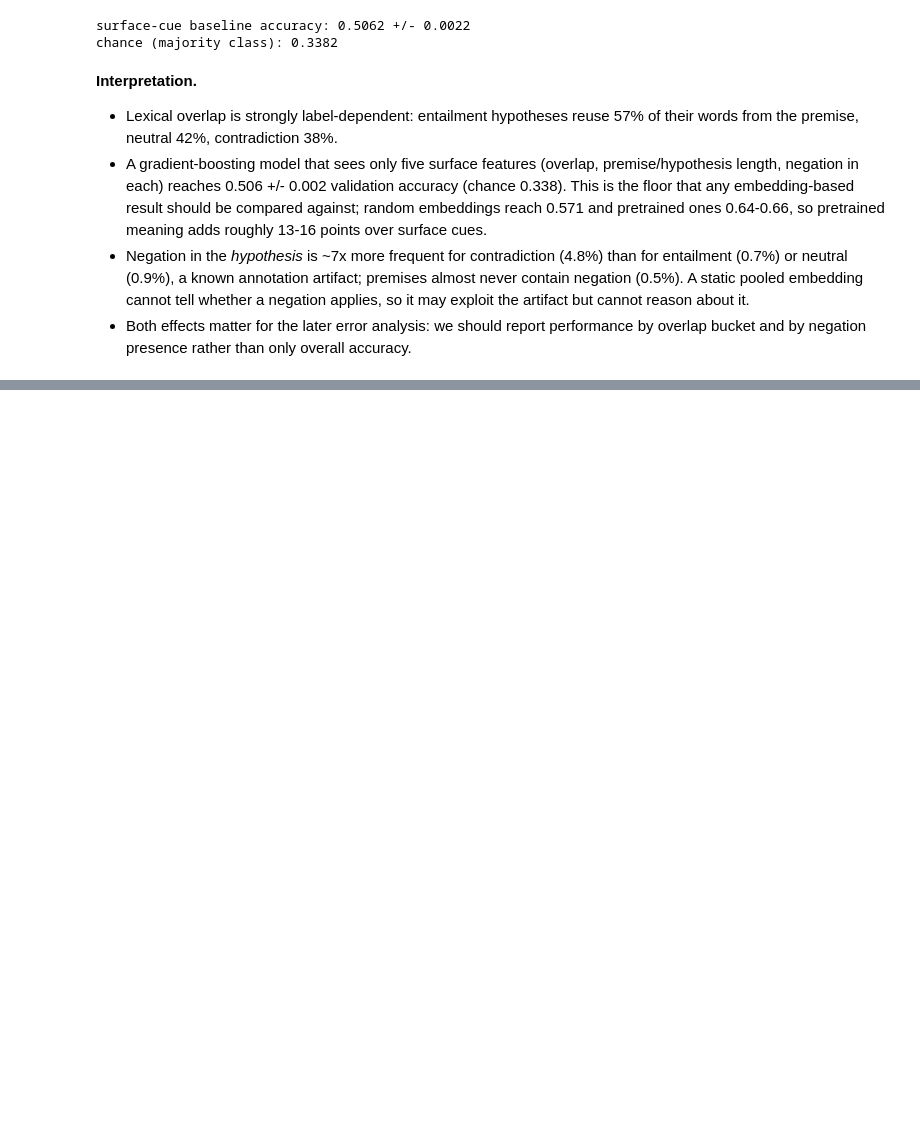
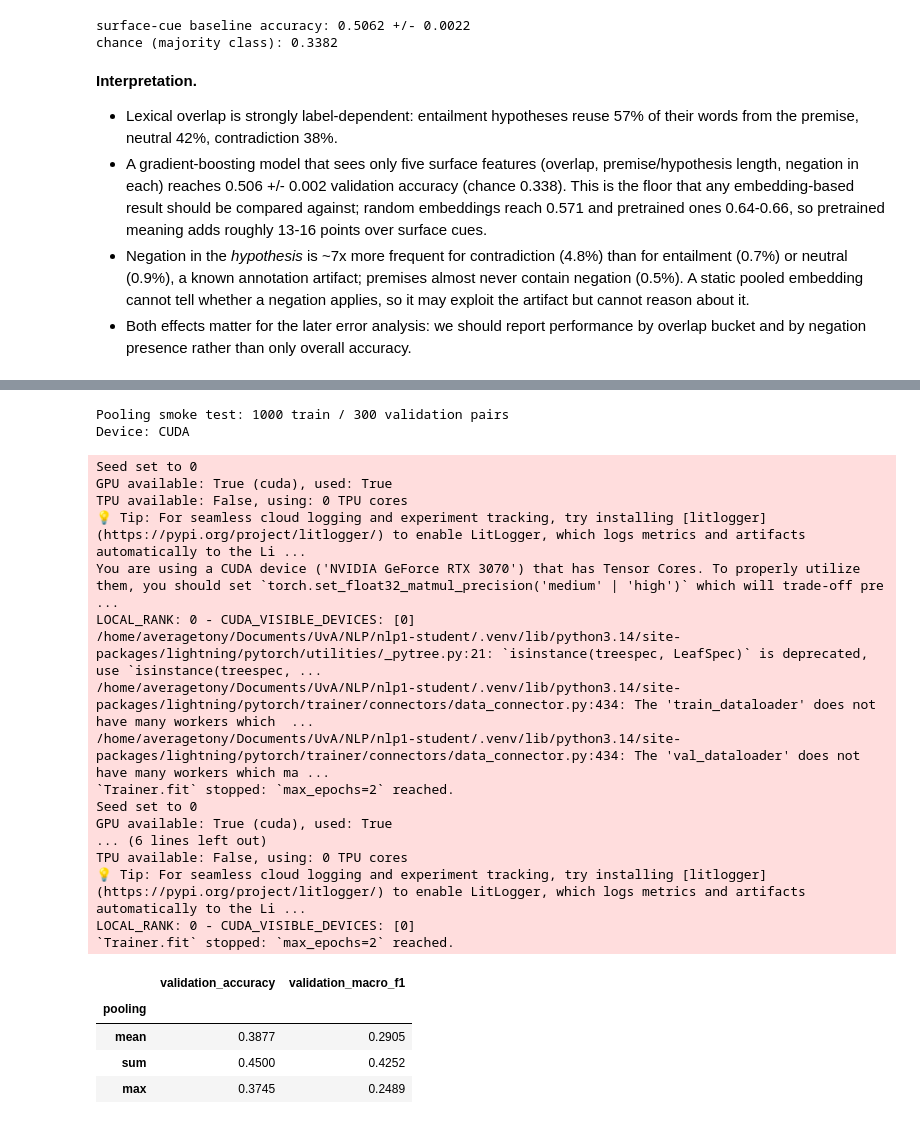
Before and after one commit to VabGMos/NLP_Group21_Project, a Jupyter notebook: project_2/data_analysis.ipynb, the cells around one changed output, grey strips where cells are left out. Saved outputs shown, nothing was run; the diff lists cells and outputs as text; code cells hidden in the pictures; blank space fills up the shorter version.

Commit message:
Add pooling.

```diff
--- a/project_2/data_analysis.ipynb
+++ b/project_2/data_analysis.ipynb
@@ -596,0 +605,68 @@ chance (majority class): 0.3382
+# %%
+import lightning as L
+from src.dataset import PairDataset, make_pair_loader
+from src.lit_module import NLIModule
+
+# Reuse the matching embedding table/tokenizer from the setup above.
+pooling_embedding = "sentence-transformers/nli-mpnet-base-v2"
+pooling_tokenizer = tokenizers[pooling_embedding]
+pooling_train = train_df.sample(n=min(1_000, len(train_df)), random_state=0)
+pooling_val = val_df.sample(n=min(300, len(val_df)), random_state=0)
+
+pooling_train_loader = make_pair_loader(
+    PairDataset.from_dataframe(pooling_train, pooling_tokenizer, max_length=64),
+    pooling_tokenizer.pad_token_id, batch_size=64, shuffle=True,
+)
+pooling_val_loader = make_pair_loader(
+    PairDataset.from_dataframe(pooling_val, pooling_tokenizer, max_length=64),
+    pooling_tokenizer.pad_token_id, batch_size=64,
+)
+print(f"Pooling smoke test: {len(pooling_train)} train / {len(pooling_val)} validation pairs")
+print("Device:", "CUDA" if torch.cuda.is_available() else "CPU")
+# %% [output]
+Pooling smoke test: 1000 train / 300 validation pairs
+Device: CUDA
+# %%
+pooling_results = []
+for pooling_mode in ("mean", "sum", "max"):
+    L.seed_everything(0, workers=True)  # Same initialization and shuffle seed.
+    pooling_module = NLIModule(
+        tables[pooling_embedding], pooling_tokenizer.pad_token_id,
+        pooling=pooling_mode, mlp_width=64, mlp_dropout=0.0,
+    )
+    pooling_trainer = L.Trainer(
+        max_epochs=2, accelerator="gpu" if torch.cuda.is_available() else "cpu",
+        devices=1, logger=False, enable_checkpointing=False,
+        enable_model_summary=False, enable_progress_bar=False, num_sanity_val_steps=0,
+    )
+    pooling_trainer.fit(pooling_module, pooling_train_loader, pooling_val_loader)
+    pooling_results.append({
+        "pooling": pooling_mode,
+        "validation_accuracy": pooling_trainer.callback_metrics["val/accuracy"].item(),
+        "validation_macro_f1": pooling_trainer.callback_metrics["val/macro_f1"].item(),
+    })
+
+pd.DataFrame(pooling_results).set_index("pooling").round(4)
+# %% [output]
+Seed set to 0
+GPU available: True (cuda), used: True
+TPU available: False, using: 0 TPU cores
+💡 Tip: For seamless cloud logging and experiment tracking, try installing [litlogger](https://pypi.org/project/litlogger/) to enable LitLogger, which logs metrics and artifacts automatically to the Li ...
+You are using a CUDA device ('NVIDIA GeForce RTX 3070') that has Tensor Cores. To properly utilize them, you should set `torch.set_float32_matmul_precision('medium' | 'high')` which will trade-off pre ...
+LOCAL_RANK: 0 - CUDA_VISIBLE_DEVICES: [0]
+/home/averagetony/Documents/UvA/NLP/nlp1-student/.venv/lib/python3.14/site-packages/lightning/pytorch/utilities/_pytree.py:21: `isinstance(treespec, LeafSpec)` is deprecated, use `isinstance(treespec, ...
+/home/averagetony/Documents/UvA/NLP/nlp1-student/.venv/lib/python3.14/site-packages/lightning/pytorch/trainer/connectors/data_connector.py:434: The 'train_dataloader' does not have many workers which  ...
+/home/averagetony/Documents/UvA/NLP/nlp1-student/.venv/lib/python3.14/site-packages/lightning/pytorch/trainer/connectors/data_connector.py:434: The 'val_dataloader' does not have many workers which ma ...
+`Trainer.fit` stopped: `max_epochs=2` reached.
+Seed set to 0
+GPU available: True (cuda), used: True
+... (6 lines left out)
+TPU available: False, using: 0 TPU cores
+💡 Tip: For seamless cloud logging and experiment tracking, try installing [litlogger](https://pypi.org/project/litlogger/) to enable LitLogger, which logs metrics and artifacts automatically to the Li ...
+LOCAL_RANK: 0 - CUDA_VISIBLE_DEVICES: [0]
+`Trainer.fit` stopped: `max_epochs=2` reached.
+|  | validation_accuracy | validation_macro_f1 |
+| pooling |  |  |
+| mean | 0.3877 | 0.2905 |
+| sum | 0.4500 | 0.4252 |
+| max | 0.3745 | 0.2489 |
```
Also changed, not shown: parts of 1 cell of this notebook, 5 other files.
